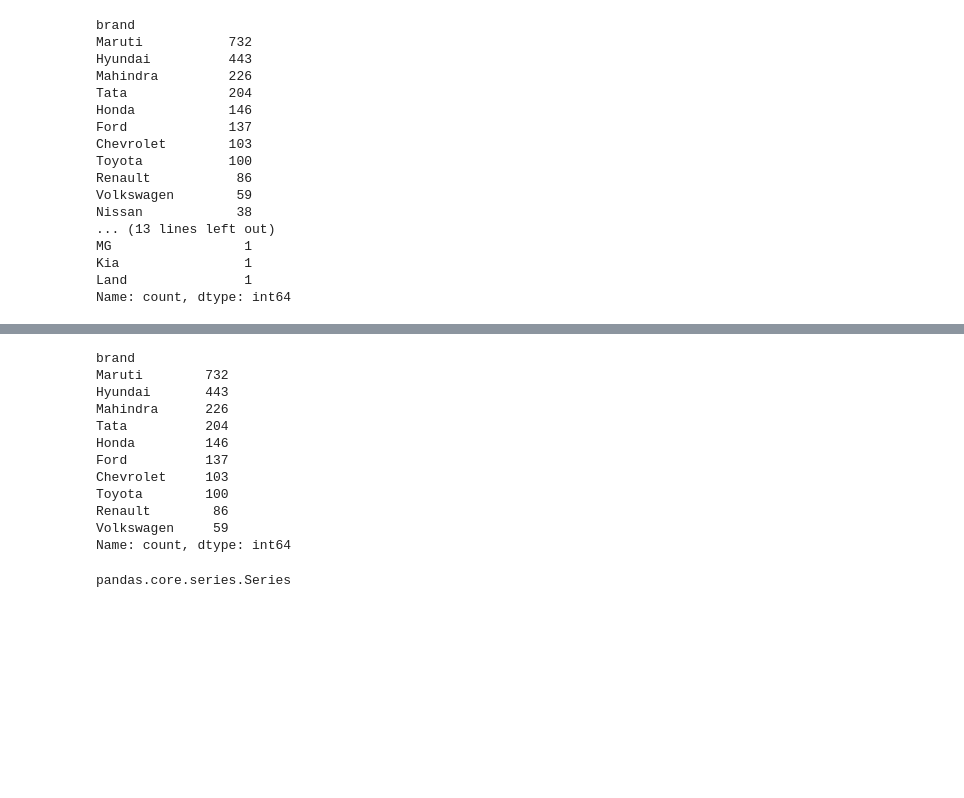
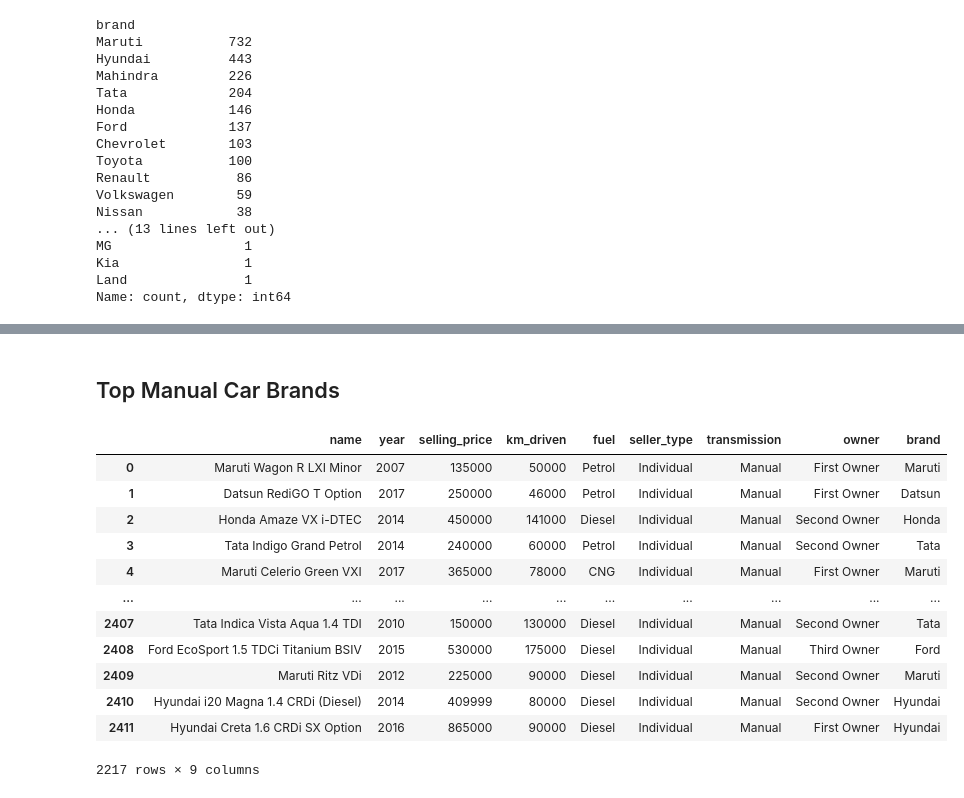
Before and after one commit to WendyInft/MATHEDA-INFANTE, a Jupyter notebook: WK11-Endterm-Exam/Exercise/Endterm-Exam-Infante.ipynb, the cells around one changed output, grey strips where cells are left out. Drawn from its saved outputs; the diff is of its cells as text; code cells hidden in the pictures; blank space fills up the shorter version.

```diff
--- a/WK11-Endterm-Exam/Exercise/Endterm-Exam-Infante.ipynb
+++ b/WK11-Endterm-Exam/Exercise/Endterm-Exam-Infante.ipynb
@@ -157,20 +157,19 @@ Top 10 brands
-# %%
-brand_counts = df['brand'].value_counts().head(10)
-brand_counts
-# %% [output]
-brand
-Maruti        732
-Hyundai       443
-Mahindra      226
-Tata          204
-Honda         146
-Ford          137
-Chevrolet     103
-Toyota        100
-Renault        86
-Volkswagen     59
-Name: count, dtype: int64
-# %%
-type(brand_counts)
-# %% [output]
-pandas.core.series.Series
+# %% [markdown]
+## Top Manual Car Brands
+# %%
+manual_cars = df[df["transmission"] == "Manual"]
+manual_cars
+# %% [output]
+|  | name | year | selling_price | km_driven | fuel | seller_type | transmission | owner | brand |
+| 0 | Maruti Wagon R LXI Minor | 2007 | 135000 | 50000 | Petrol | Individual | Manual | First Owner | Maruti |
+| 1 | Datsun RediGO T Option | 2017 | 250000 | 46000 | Petrol | Individual | Manual | First Owner | Datsun |
+| 2 | Honda Amaze VX i-DTEC | 2014 | 450000 | 141000 | Diesel | Individual | Manual | Second Owner | Honda |
+| 3 | Tata Indigo Grand Petrol | 2014 | 240000 | 60000 | Petrol | Individual | Manual | Second Owner | Tata |
+| 4 | Maruti Celerio Green VXI | 2017 | 365000 | 78000 | CNG | Individual | Manual | First Owner | Maruti |
+| ... | ... | ... | ... | ... | ... | ... | ... | ... | ... |
+| 2407 | Tata Indica Vista Aqua 1.4 TDI | 2010 | 150000 | 130000 | Diesel | Individual | Manual | Second Owner | Tata |
+| 2408 | Ford EcoSport 1.5 TDCi Titanium BSIV | 2015 | 530000 | 175000 | Diesel | Individual | Manual | Third Owner | Ford |
+| 2409 | Maruti Ritz VDi | 2012 | 225000 | 90000 | Diesel | Individual | Manual | Second Owner | Maruti |
+| 2410 | Hyundai i20 Magna 1.4 CRDi (Diesel) | 2014 | 409999 | 80000 | Diesel | Individual | Manual | Second Owner | Hyundai |
+| 2411 | Hyundai Creta 1.6 CRDi SX Option | 2016 | 865000 | 90000 | Diesel | Individual | Manual | First Owner | Hyundai |
+2217 rows × 9 columns
```
Also changed, not shown: parts of 27 cells of this notebook.
